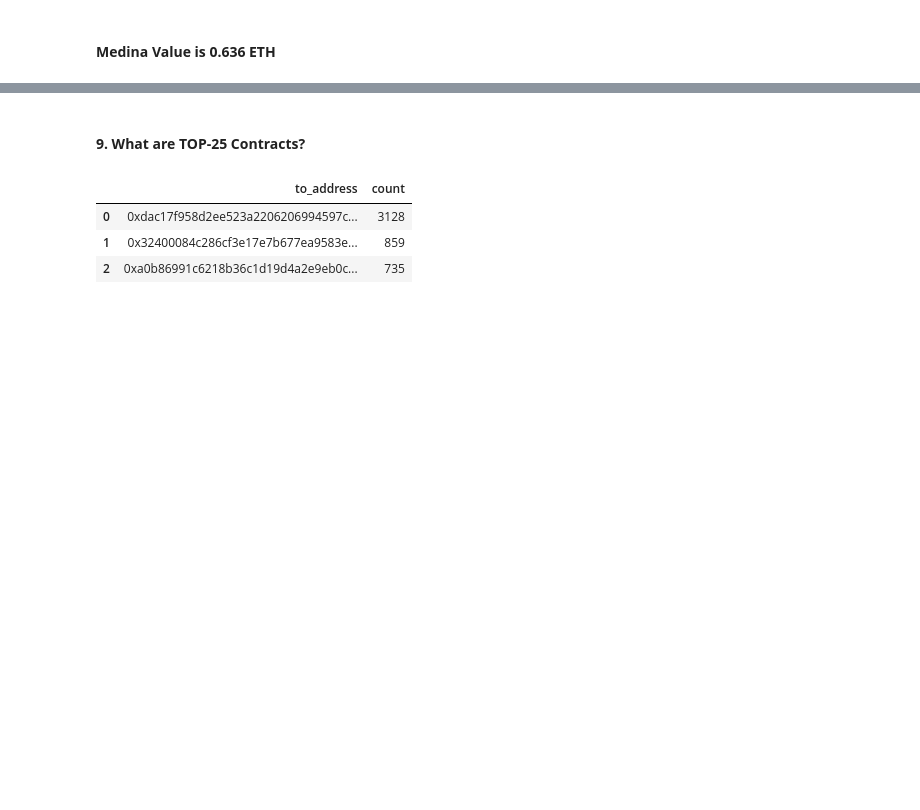
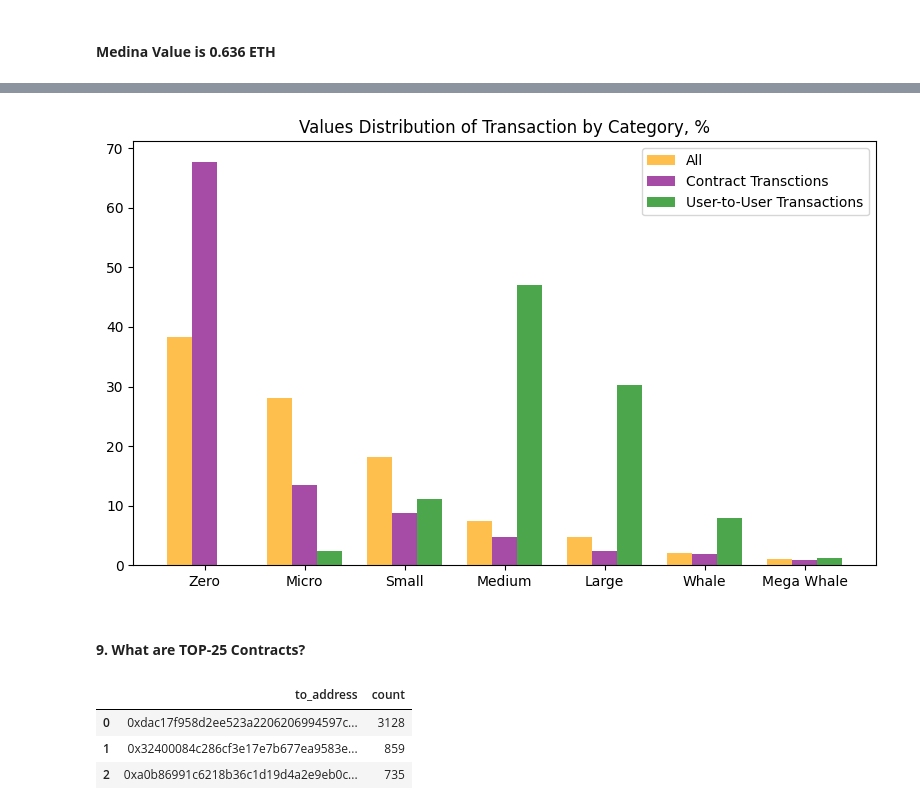
Before and after one commit to diachkina/blockchain_ethereum_project, a Jupyter notebook: ethereum_analysis.ipynb, the cells around one changed output, grey strips where cells are left out. Drawn from its saved outputs; the diff is of its cells as text; code cells hidden in the pictures; blank space fills up the shorter version.

```diff
--- a/ethereum_analysis.ipynb
+++ b/ethereum_analysis.ipynb
@@ -269,3 +258,46 @@ plt.show()
+# %%
+df['eth_value'] = df['value'] /1e18
+
+df['value_category'] = 'Zero'
+
+bins = [0, 0.001, 0.01, 0.1, 1, 10, float('inf')]
+labels = ['Micro', 'Small', 'Medium', 'Large', 'Whale', 'Mega Whale']
+
+df.loc[df['eth_value'] > 0, 'value_category'] = pd.cut(
+    df['eth_value'], bins=bins, labels=labels
+)
+# %%
+general_value_category_perc = df['value_category'].value_counts(normalize=True) * 100
+user_to_user_value_category_perc = df[df['transactions_purpose'] == 'User-to-User']['value_category'].value_counts(normalize=True) * 100
+contract_value_category_perc = df[df['transactions_purpose'] == 'Contract']['value_category'].value_counts(normalize=True) * 100
+# %%
+import numpy as np
+
+categories = ['Zero', 'Micro', 'Small', 'Medium', 'Large', 'Whale', 'Mega Whale']
+
+index = np.arange(len(categories))
+bar_width = 0.25
+
+user_to_user_value_category_perc = (
+    user_to_user_value_category_perc
+    .reindex(categories, fill_value=0)
+)
+
+plt.figure(figsize=(8, 5))
+
+plt.bar(index - bar_width, general_value_category_perc, bar_width, label='All', color='orange', alpha=0.7)
+plt.bar(index, contract_value_category_perc, bar_width, label='Contract Transctions', color='purple', alpha=0.7)
+plt.bar(index + bar_width, user_to_user_value_category_perc, bar_width, label='User-to-User Transactions', color='green', alpha=0.7)
+
+
+plt.xticks(index, categories)
+plt.title('Values Distribution of Transaction by Category, %')
+plt.legend()
+
+plt.tight_layout()
+plt.show()
+# %% [output]
+[figure, added]
 # %% [markdown]
 #### **9. What are TOP-25 Contracts?**
 # %%
```
Also changed, not shown: parts of 31 cells of this notebook.
